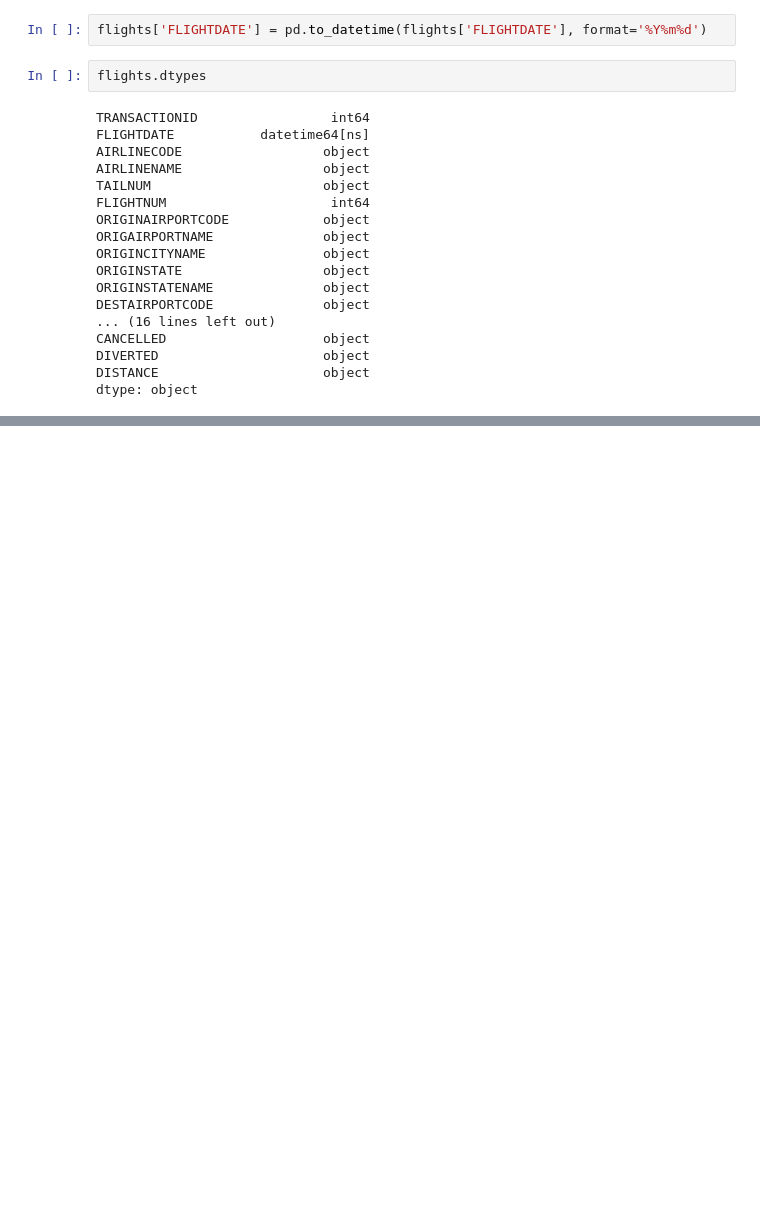
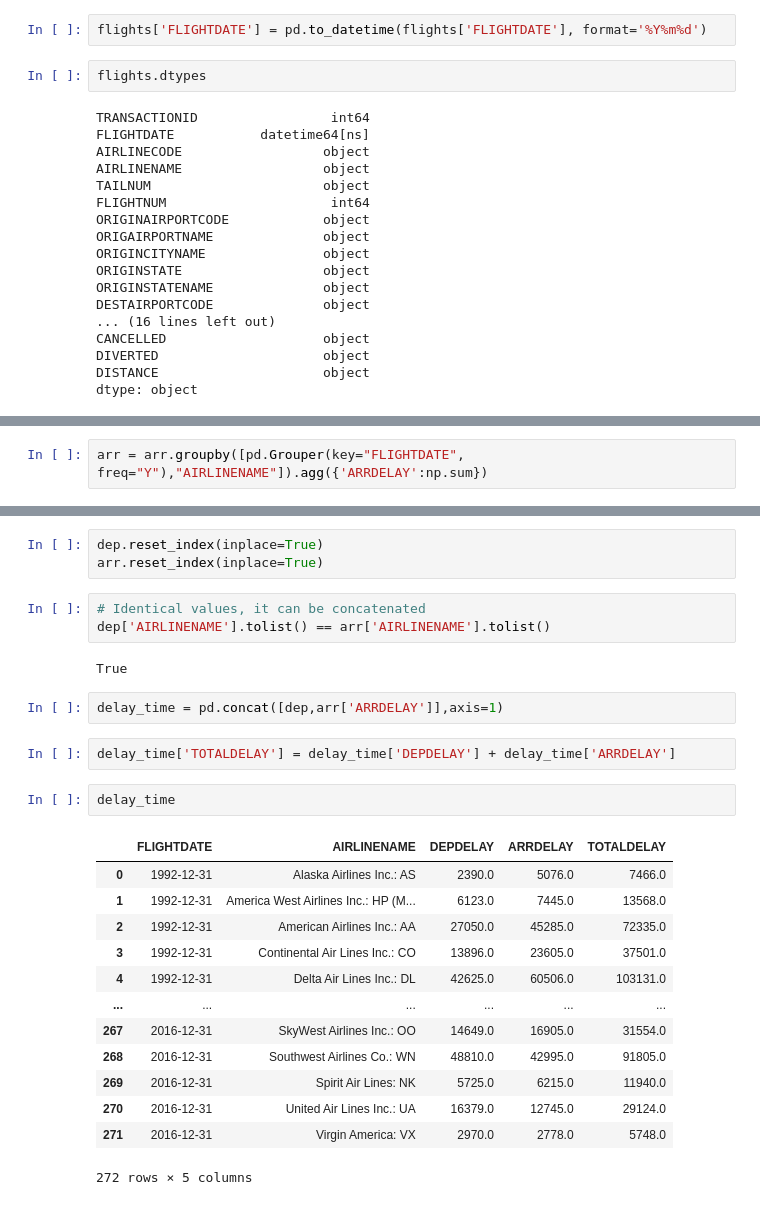
Before and after one commit to RonaldCedeno/Clustering-Flights, a Jupyter notebook: Flights K-Means.ipynb, the cells around one changed output, grey strips where cells are left out. Saved outputs shown, nothing was run; the diff lists cells and outputs as text; blank space fills up the shorter version.

```diff
--- a/Flights K-Means.ipynb
+++ b/Flights K-Means.ipynb
@@ -41,0 +170,2 @@ dtype: object
+# %%
+arr = arr.groupby([pd.Grouper(key="FLIGHTDATE", freq="Y"),"AIRLINENAME"]).agg({'ARRDELAY':np.sum})
@@ -41,0 +189,28 @@ dtype: object
+# %%
+dep.reset_index(inplace=True)
+arr.reset_index(inplace=True)
+# %%
+# Identical values, it can be concatenated
+dep['AIRLINENAME'].tolist() == arr['AIRLINENAME'].tolist()
+# %% [output]
+True
+# %%
+delay_time = pd.concat([dep,arr['ARRDELAY']],axis=1)
+# %%
+delay_time['TOTALDELAY'] = delay_time['DEPDELAY'] + delay_time['ARRDELAY']
+# %%
+delay_time
+# %% [output]
+|  | FLIGHTDATE | AIRLINENAME | DEPDELAY | ARRDELAY | TOTALDELAY |
+| 0 | 1992-12-31 | Alaska Airlines Inc.: AS | 2390.0 | 5076.0 | 7466.0 |
+| 1 | 1992-12-31 | America West Airlines Inc.: HP (M... | 6123.0 | 7445.0 | 13568.0 |
+| 2 | 1992-12-31 | American Airlines Inc.: AA | 27050.0 | 45285.0 | 72335.0 |
+| 3 | 1992-12-31 | Continental Air Lines Inc.: CO | 13896.0 | 23605.0 | 37501.0 |
+| 4 | 1992-12-31 | Delta Air Lines Inc.: DL | 42625.0 | 60506.0 | 103131.0 |
+| ... | ... | ... | ... | ... | ... |
+| 267 | 2016-12-31 | SkyWest Airlines Inc.: OO | 14649.0 | 16905.0 | 31554.0 |
+| 268 | 2016-12-31 | Southwest Airlines Co.: WN | 48810.0 | 42995.0 | 91805.0 |
+| 269 | 2016-12-31 | Spirit Air Lines: NK | 5725.0 | 6215.0 | 11940.0 |
+| 270 | 2016-12-31 | United Air Lines Inc.: UA | 16379.0 | 12745.0 | 29124.0 |
+| 271 | 2016-12-31 | Virgin America: VX | 2970.0 | 2778.0 | 5748.0 |
+272 rows × 5 columns
```
Also changed, not shown: parts of 27 cells of this notebook.
